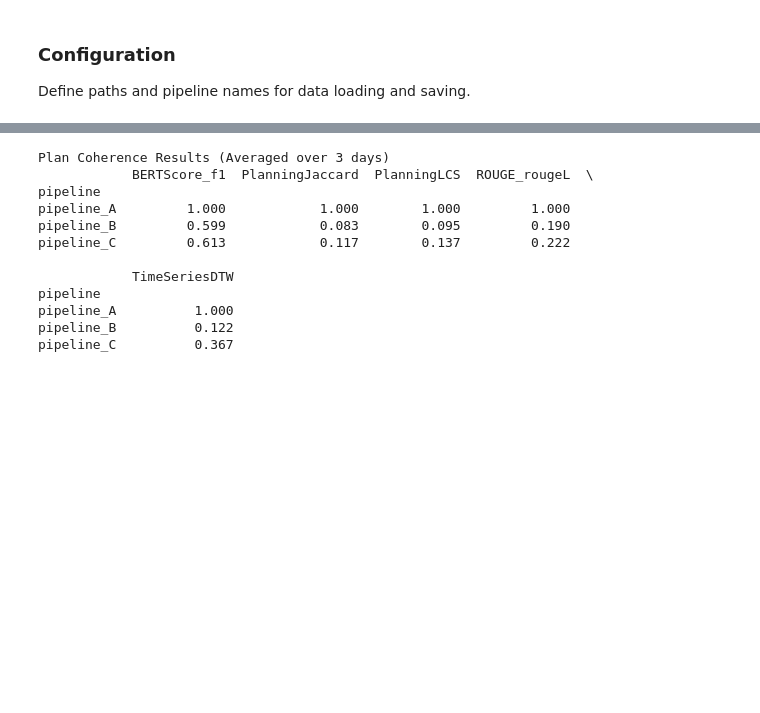
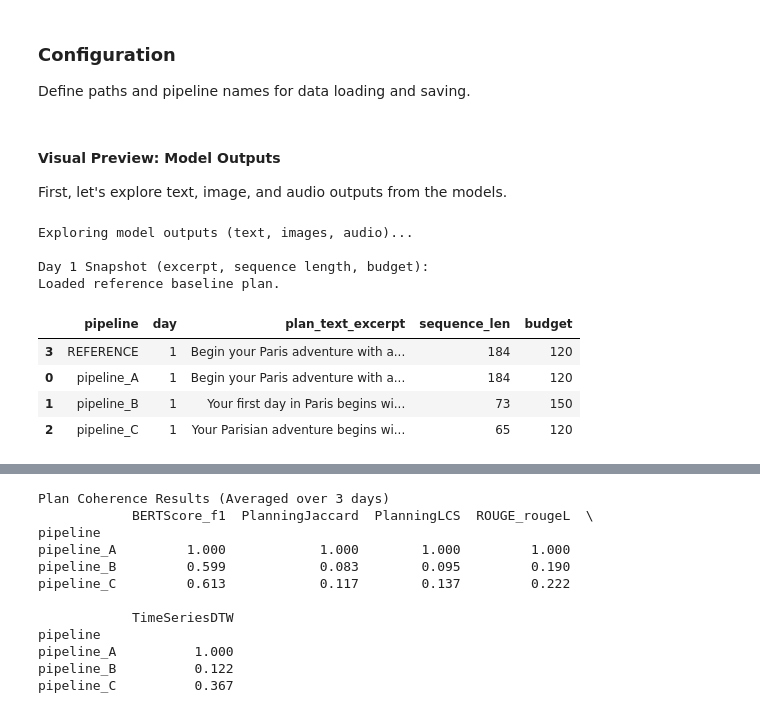
Before and after one commit to John-A-Aydin/GenAIResultsComparator, a Jupyter notebook: examples/case_study.ipynb, the cells around one changed output, grey strips where cells are left out. Drawn from its saved outputs; the diff is of its cells as text; code cells hidden in the pictures; blank space fills up the shorter version.

```diff
--- a/examples/case_study.ipynb
+++ b/examples/case_study.ipynb
@@ -39,3 +51,27 @@ REFERENCE_DIR = ROOT_DIR / "reference"
 # Create a directory to save the figures
 FIGURES_DIR = ROOT_DIR / "figures"
 os.makedirs(FIGURES_DIR, exist_ok=True)
+# %% [markdown]
+#### Visual Preview: Model Outputs
+
+First, let's explore text, image, and audio outputs from the models.
+# %%
+# Explore Textual Plan, Sequences, and Budget Outputs
+print("Exploring model outputs (text, images, audio)...")
+
+print("\nDay 1 Snapshot (excerpt, sequence length, budget):")
+reference_data, pipeline_json, df_day1_snapshot = show_textuals(
+    REFERENCE_DIR, OUTPUTS_DIR, PIPELINES
+)
+
+display(df_day1_snapshot)
+# %% [output]
+Exploring model outputs (text, images, audio)...
+
+Day 1 Snapshot (excerpt, sequence length, budget):
+Loaded reference baseline plan.
+|  | pipeline | day | plan_text_excerpt | sequence_len | budget |
+| 3 | REFERENCE | 1 | Begin your Paris adventure with a... | 184 | 120 |
+| 0 | pipeline_A | 1 | Begin your Paris adventure with a... | 184 | 120 |
+| 1 | pipeline_B | 1 | Your first day in Paris begins wi... | 73 | 150 |
+| 2 | pipeline_C | 1 | Your Parisian adventure begins wi... | 65 | 120 |
```
Also changed, not shown: parts of 16 cells of this notebook, 6 other files.
